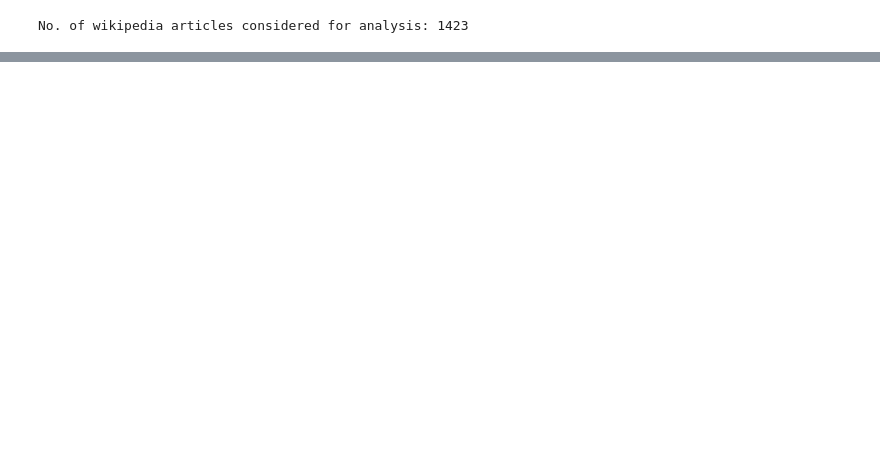
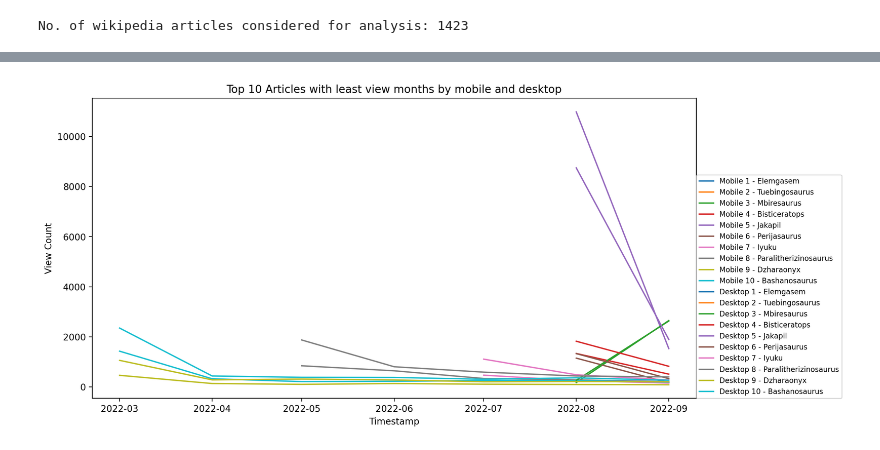
Before and after one commit to sravankr96/data-512-homework_1, a Jupyter notebook: HW1_dino_page_visits_analysis.ipynb, the cells around one changed output, grey strips where cells are left out. Cells and saved outputs as stored; diff of their text form; code cells hidden in the pictures; blank space fills up the shorter version.

```diff
--- a/HW1_dino_page_visits_analysis.ipynb
+++ b/HW1_dino_page_visits_analysis.ipynb
@@ -256,27 +352,34 @@ plt.savefig('figures/top_10_most_viewed_articles.png')
 # %%
 def articles_by_least_view_months(df):
+    """
+    It returns the top 10 articles that have the least number of views per month
+    @param df - the dataframe
+    @returns A tuple of two dataframes.
+    """
     df_grpd = df[['article', 'views']]\
                 .groupby(['article'], as_index=False)\
                 .count()\
                 .sort_values(by=['views'])\
                 .iloc[:10]\
                 .rename(columns={'views': 'count'})
 
     return df_grpd['article'], df[df['article'].isin(df_grpd['article'].to_list())]
 
 mobile_least, mobile_least_df = articles_by_least_view_months(mobile_df)
 desktop_least, desktop_least_df = articles_by_least_view_months(desktop_df)
 
 plt.figure(figsize=(12, 6), dpi=200)
 for idx, article in enumerate(mobile_least):
     plot_line(mobile_least_df[mobile_least_df['article'] == article], f'Mobile {idx+1} - ')
 
 
 for idx, article in enumerate(desktop_least):
     plot_line(desktop_least_df[desktop_least_df['article'] == article], f'Desktop {idx+1} - ')
 
 plt.xlabel('Timestamp')
 plt.ylabel('View Count')
 plt.title('Top 10 Articles with least view months by mobile and desktop')
 plt.legend(prop={'size': 8}, loc=(1, 0))
 plt.savefig('figures/least_view_month_articles.png')
+# %% [output]
+[figure, added]
```
Also changed, not shown: parts of 16 cells of this notebook, 1 other file.
